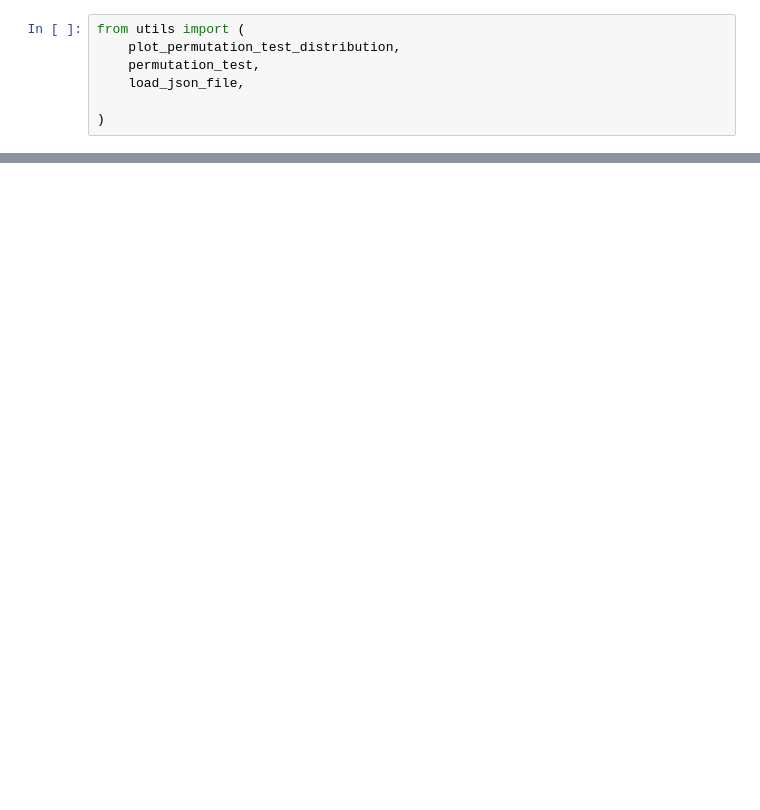
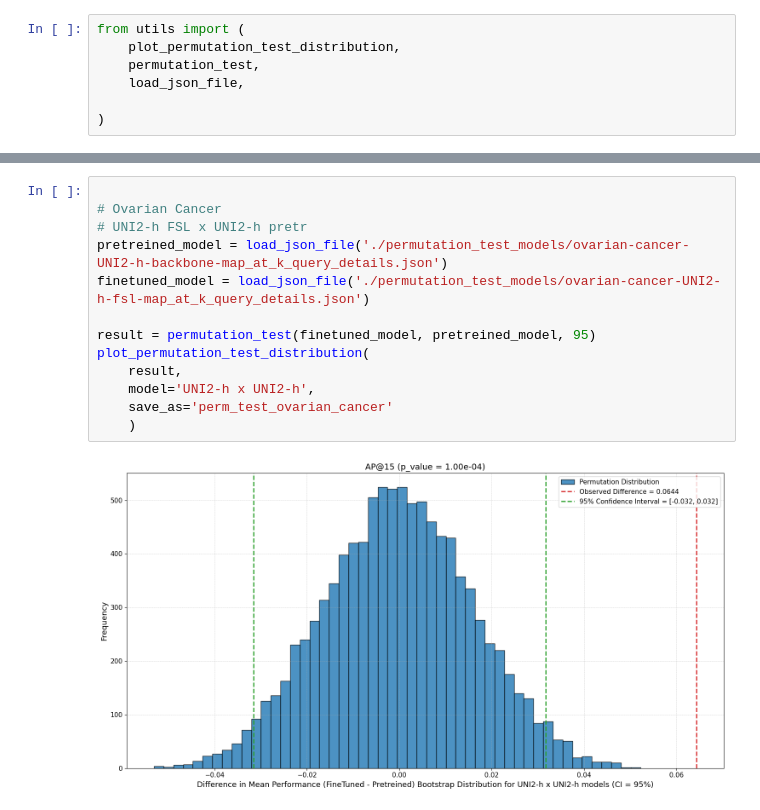
Before and after one commit to maods2/master-research-image-retrieval, a Jupyter notebook: notebooks/permutation_test.ipynb, the cells around one changed output, grey strips where cells are left out. Saved outputs shown, nothing was run; the diff lists cells and outputs as text; blank space fills up the shorter version.

```diff
--- a/notebooks/permutation_test.ipynb
+++ b/notebooks/permutation_test.ipynb
@@ -28,0 +23,15 @@ plot_permutation_test_distribution(
+# %%
+
+# Ovarian Cancer
+# UNI2-h FSL x UNI2-h pretr
+pretreined_model = load_json_file('./permutation_test_models/ovarian-cancer-UNI2-h-backbone-map_at_k_query_details.json')
+finetuned_model = load_json_file('./permutation_test_models/ovarian-cancer-UNI2-h-fsl-map_at_k_query_details.json')
+
+result = permutation_test(finetuned_model, pretreined_model, 95)
+plot_permutation_test_distribution(
+    result,
+    model='UNI2-h x UNI2-h',
+    save_as='perm_test_ovarian_cancer'
+    )
+# %% [output]
+[figure, added]
```
Also changed, not shown: parts of 2 cells of this notebook, 13 other files.
